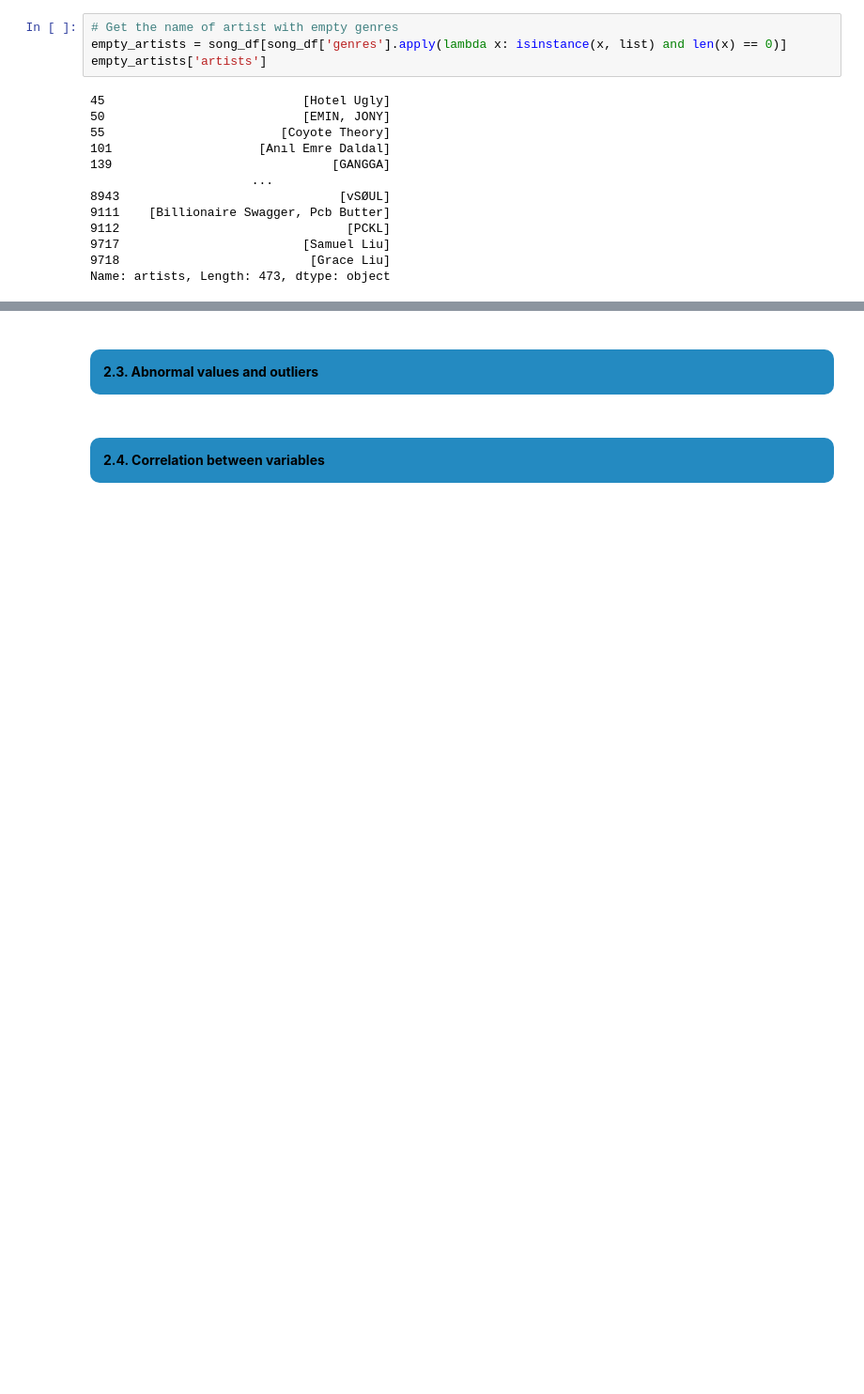
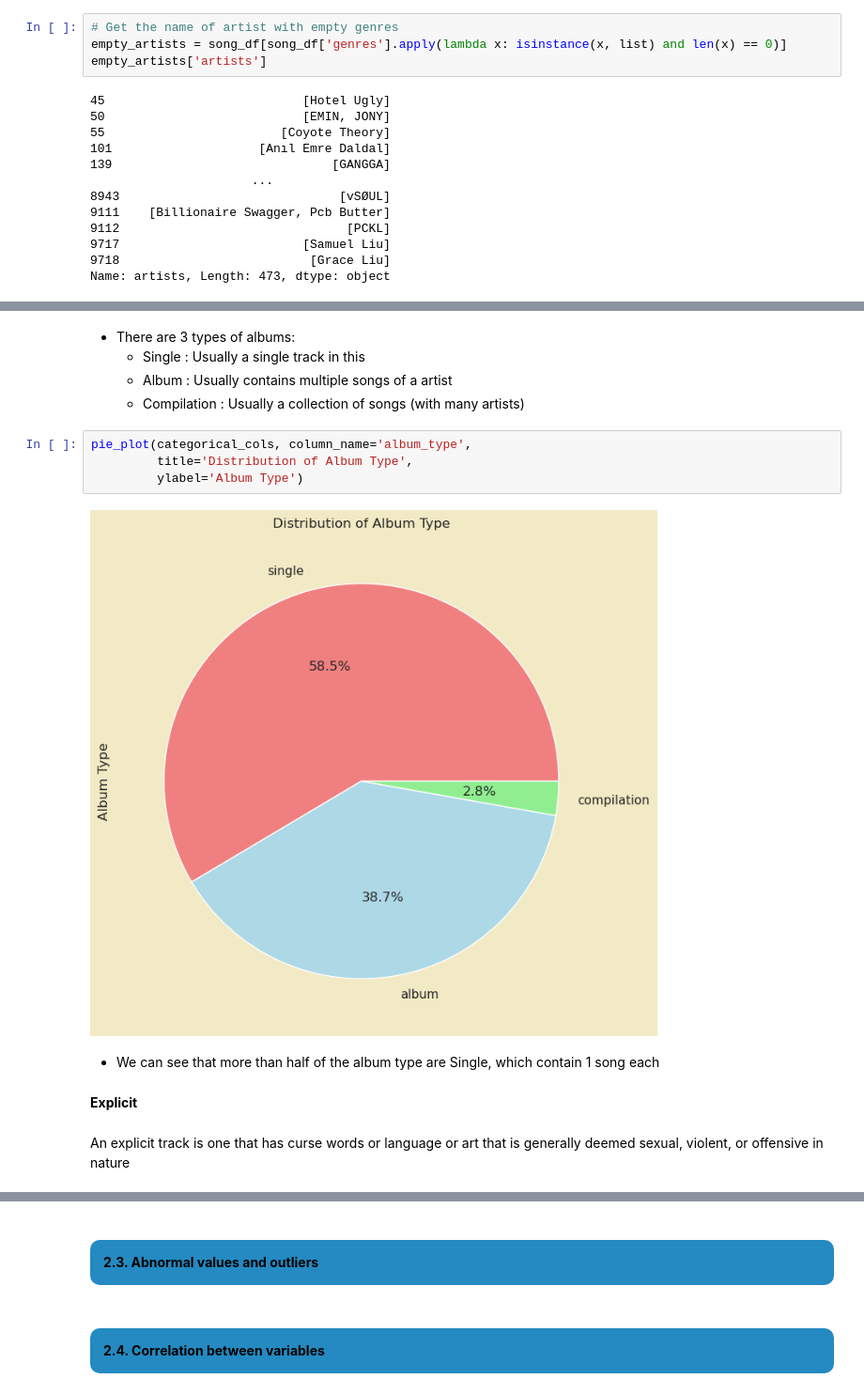
Before and after one commit to truongthuankiet1990gmailcom/Data-Visualization-HW1, a Jupyter notebook: notebook.ipynb, the cells around one changed output, grey strips where cells are left out. Shown at 94% size. Saved outputs shown, nothing was run; the diff lists cells and outputs as text; blank space fills up the shorter version.

```diff
--- a/notebook.ipynb
+++ b/notebook.ipynb
@@ -1971,0 +2022,17 @@ artists_with_genres
+# %% [markdown]
++ There are 3 types of albums:
+    + Single : Usually a single track in this
+    + Album : Usually contains multiple songs of a artist
+    + Compilation : Usually a collection of songs (with many artists)
+# %%
+pie_plot(categorical_cols, column_name='album_type',
+         title='Distribution of Album Type',
+         ylabel='Album Type')
+# %% [output]
+[figure, added]
+# %% [markdown]
++ We can see that more than half of the album type are Single, which contain 1 song each
+# %% [markdown]
+**Explicit**
+# %% [markdown]
+An explicit track is one that has curse words or language or art that is generally deemed sexual, violent, or offensive in nature
```
Also changed, not shown: parts of 30 cells of this notebook, 1 other file.
